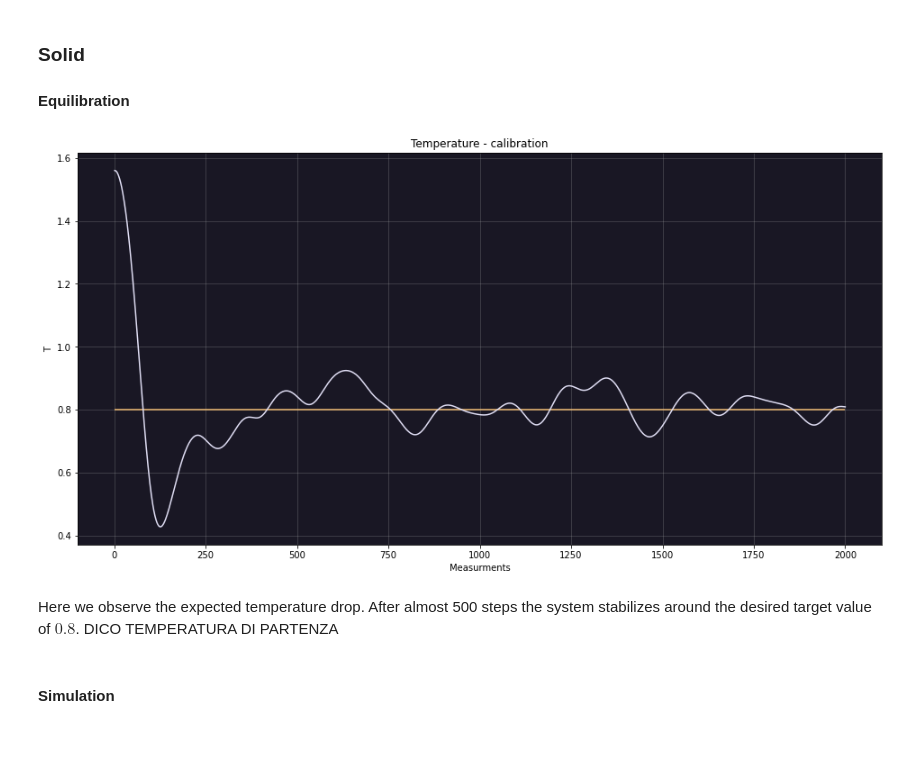
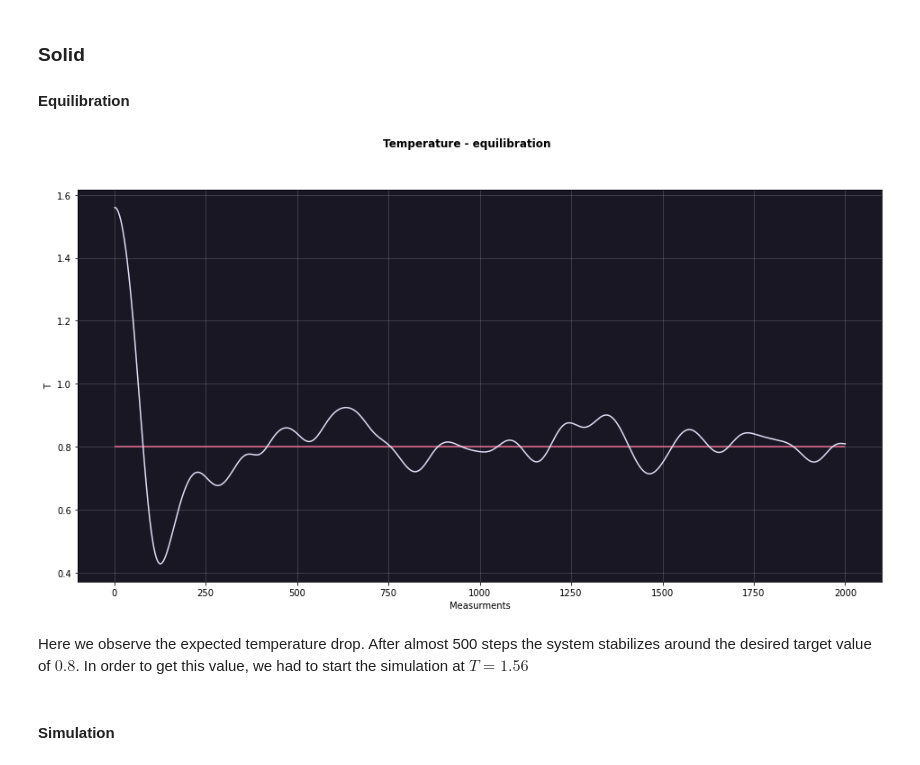
Before and after one commit to ormfav/LsnDavideVallenzasca, a Jupyter notebook: 04/04.ipynb, the cells around one changed output. Drawn from its saved outputs; the diff is of its cells as text; code cells hidden in the pictures; blank space fills up the shorter version.

```diff
--- a/04/04.ipynb
+++ b/04/04.ipynb
@@ -11,10 +39,13 @@ import matplotlib.pyplot as plt
 # %% [markdown]
 #### Colors, just for fun
 # %%
-stb = "#191724" #background
-ndb = "#26233a" #object background
-ste = "#e0def4" #main elements
-nde = "#f6c177" #additional elements
-rde = "#eb6f92" #element in evidence
-err = "#908caa" #error bar
-er2 = "#6e6a86" #second error bar
+#background
+bg1 = "#191724"
+bg2 = "#26233a"
+#elements
+el1 = "#e0def4"
+el2 = "#f6c177"
+el3 = "#eb6f92"
+#errorbars
+er1 = "#908caa"
+er2 = "#6e6a86"
@@ -58,26 +95,24 @@ An important observation before starting: we are feeding our program with an fcc
 #### Equilibration
 # %%
 fig=plt.figure(figsize=(16, 8))
+plt.axes().set_facecolor(bg1)
+plt.grid(alpha=0.3)
+
+plt.suptitle('Temperature - equilibration', weight='bold')
+plt.xlabel('Measurments')
+plt.ylabel('T')
 
 state="solid"
 x,y = np.loadtxt("store/"+state+"_equilibration.dat", usecols=(0,1),unpack=True)
 
-plt.axes().set_facecolor(stb)
-
-plt.hlines(0.8, 0,2000,color=nde)
-plt.errorbar(x,y,color=ste)
-
-plt.xlabel('Measurments')
-plt.ylabel('T')
-plt.title("Temperature - calibration")
-plt.grid(alpha=0.3)
+plt.hlines(0.8, 0,2000,color=el3)
+plt.errorbar(x,y,color=el1)
 
 plt.show()
 # %% [output]
-[figure, old version]
+[figure, new version]
 # %% [markdown]
-Here we observe the expected temperature drop. After almost 500 steps the system stabilizes around the desired target value of $0.8$.
-DICO TEMPERATURA DI PARTENZA
+Here we observe the expected temperature drop. After almost 500 steps the system stabilizes around the desired target value of $0.8$. In order to get this value, we had to start the simulation at $T=1.56$
 # %% [markdown]
 #### Simulation
 # %%
```
Also changed, not shown: parts of 13 cells of this notebook, 48 other files.
